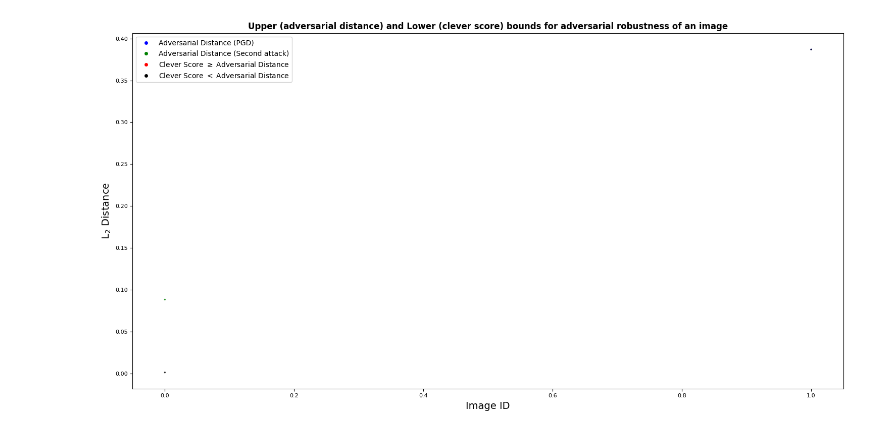
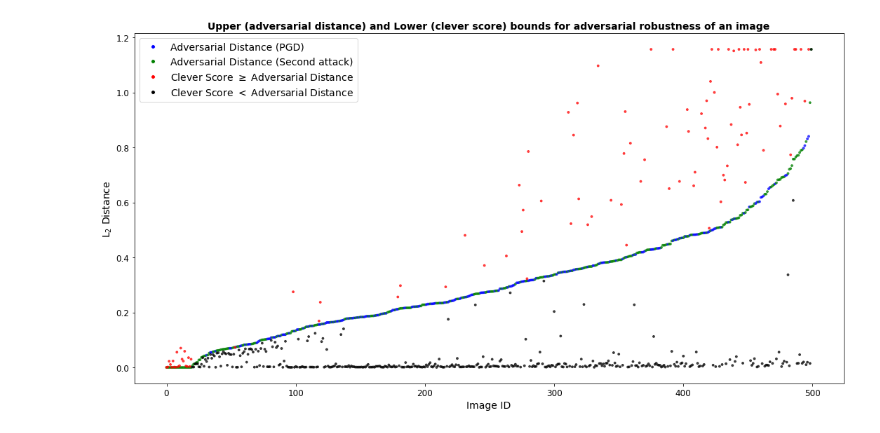
Before and after one commit to Georgsiedel/adversarial-distance-calculation, a Jupyter notebook: visualization/AdversarialDistance_vs_CleverScore_visualization.ipynb, the cells around one changed output. Drawn from its saved outputs; the diff is of its cells as text; code cells hidden in the pictures.

```diff
--- a/visualization/AdversarialDistance_vs_CleverScore_visualization.ipynb
+++ b/visualization/AdversarialDistance_vs_CleverScore_visualization.ipynb
@@ -13 +10,10 @@ with open(file_path, 'r') as f:
+# %%
+#Choose this path if you want to compare new calculated results!
+#file_path = f'../data/adv_dist_vs_clever_{modeltype}_L{norm}.json'
+
+#Choose this path for reproducing the paper results! (Only available for standard model)
+file_path = f'../data/paper_data/attack_comparison_standard_L{norm}.json'
+
+with open(file_path, 'r') as f:
+    data = json.load(f)
 # %%
@@ -35,22 +39,22 @@ for i, dist in enumerate(adv_dist_pgd):
 colors = ['red' if adv < clv else 'black' for adv, clv in zip(min_adv_dist, clever_score)]
 # %%
 plt.figure(figsize=(15, 8))
-plt.scatter(indices, min_adv_dist, alpha=0.7, label=labels, s=2, c=color_adv)
-plt.scatter(indices, clever_score, alpha=0.7, label=labels, s=2, c=colors)
+plt.scatter(indices, min_adv_dist, alpha=0.7, label=labels, s=8, c=color_adv)
+plt.scatter(indices, clever_score, alpha=0.7, label=labels, s=8, c=colors)
 
 legend_elements = [
     mlines.Line2D([0], [0], marker='o', color='w', markerfacecolor='blue', label='Adversarial Distance (PGD)'),
     mlines.Line2D([0], [0], marker='o', color='w', markerfacecolor='green', label='Adversarial Distance (Second attack)'),
     mlines.Line2D([0], [0], marker='o', color='w', markerfacecolor='red', label='Clever Score $\geq$ Adversarial Distance'),
     mlines.Line2D([0], [0], marker='o', color='w', markerfacecolor='black', label='Clever Score $<$ Adversarial Distance')
 ]
 
 plt.xlabel('Image ID', fontsize=14)
 plt.ylabel(f'L$_{norm}$ Distance', fontsize=14)
-plt.title('Upper (adversarial distance) and Lower (clever score) bounds for adversarial robustness of an image', weight='bold')
-plt.tick_params('both', labelsize=8)
-plt.legend(handles=legend_elements)
+plt.title('Upper (adversarial distance) and Lower (clever score) bounds for adversarial robustness of an image', weight='bold', fontsize=14)
+plt.tick_params('both', labelsize=12)
+plt.legend(handles=legend_elements, fontsize=14)
 plt.tight_layout()
 plt.show()
 # %% [output]
-[figure, old version]
+[figure, new version]
```
Also changed, not shown: parts of 3 cells of this notebook, 14 other files.
